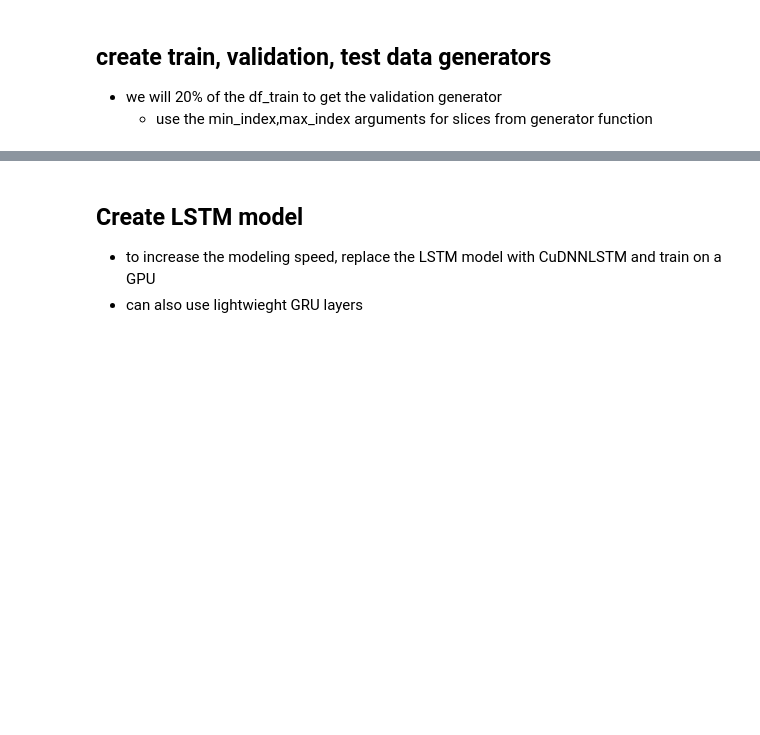
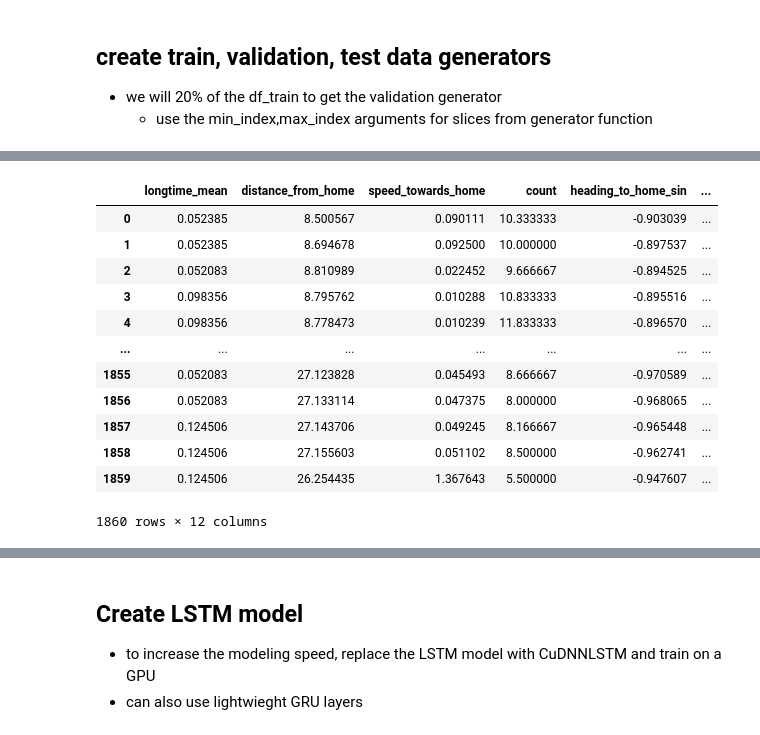
Before and after one commit to grinwi/smartboiler, a Jupyter notebook: src/smartboiler/lstm_example_with_multivariate_time_series 2.ipynb, the cells around one changed output, grey strips where cells are left out. Drawn from its saved outputs; the diff is of its cells as text; code cells hidden in the pictures; blank space fills up the shorter version.

```diff
--- a/src/smartboiler/lstm_example_with_multivariate_time_series 2.ipynb
+++ b/src/smartboiler/lstm_example_with_multivariate_time_series 2.ipynb
@@ -227,6 +228,9 @@ relay_entity_id_zuka = "shelly1pm_84cca8b07eae"
 relay_power_entity_id_zuka = "shelly1pm_84cca8b07eae_power"
 device_tracker_entity_zuka = "klara_z_iphone"
 
-dataHandlerTest = DataHandlerTest(
-    "localhost", "smart_home_zukalovi", "root", "root", relay_entity_id_zuka, relay_power_entity_id_zuka, tmp_boiler_case_entity_id_zuka, tmp_output_water_entity_id_zuka, tmp_output_water_entity_id_2_zuka, device_tracker_entity_zuka
+dataHandler = DataHandler(
+    "localhost", "smart_home_zukalovi", "root", "root", relay_entity_id_zuka, relay_power_entity_id_zuka, tmp_boiler_case_entity_id_zuka, tmp_output_water_entity_id_zuka, tmp_output_water_entity_id_2_zuka, device_tracker_entity_zuka, zuka_home_longitude, zuka_home_latitude
 )
+# dataHandlerForm = DataHandler(
+#     "localhost", "smart_home_formankovi", "root", "root", relay_entity_id_form, relay_power_entity_id_form, tmp_boiler_case_entity_id_form, tmp_output_water_entity_id_form, tmp_output_water_entity_id_2_form, device_tracker_entity_form, form_home_longitude, form_home_latitude
+# )
@@ -247,0 +237,5 @@ ml_data_zuka = data_processed_zuka_ml[0]
+# %%
+
+data_processed_zuka = dataHandler.process_kWh_water_consumption(df_extracted_zuka)
+data_processed_zuka_ml = dataHandler.transform_data_for_ml(data_processed_zuka)
+ml_data_zuka = data_processed_zuka_ml[0]
@@ -320,0 +340,16 @@ of the data for validation and another one for testing.
+# %%
+df_train
+# %% [output]
+|  | longtime_mean | distance_from_home | speed_towards_home | count | heading_to_home_sin | ... |
+| 0 | 0.052385 | 8.500567 | 0.090111 | 10.333333 | -0.903039 | ... |
+| 1 | 0.052385 | 8.694678 | 0.092500 | 10.000000 | -0.897537 | ... |
+| 2 | 0.052083 | 8.810989 | 0.022452 | 9.666667 | -0.894525 | ... |
+| 3 | 0.098356 | 8.795762 | 0.010288 | 10.833333 | -0.895516 | ... |
+| 4 | 0.098356 | 8.778473 | 0.010239 | 11.833333 | -0.896570 | ... |
+| ... | ... | ... | ... | ... | ... | ... |
+| 1855 | 0.052083 | 27.123828 | 0.045493 | 8.666667 | -0.970589 | ... |
+| 1856 | 0.052083 | 27.133114 | 0.047375 | 8.000000 | -0.968065 | ... |
+| 1857 | 0.124506 | 27.143706 | 0.049245 | 8.166667 | -0.965448 | ... |
+| 1858 | 0.124506 | 27.155603 | 0.051102 | 8.500000 | -0.962741 | ... |
+| 1859 | 0.124506 | 26.254435 | 1.367643 | 5.500000 | -0.947607 | ... |
+1860 rows × 12 columns
```
Also changed, not shown: parts of 43 cells of this notebook, 1 other file.
